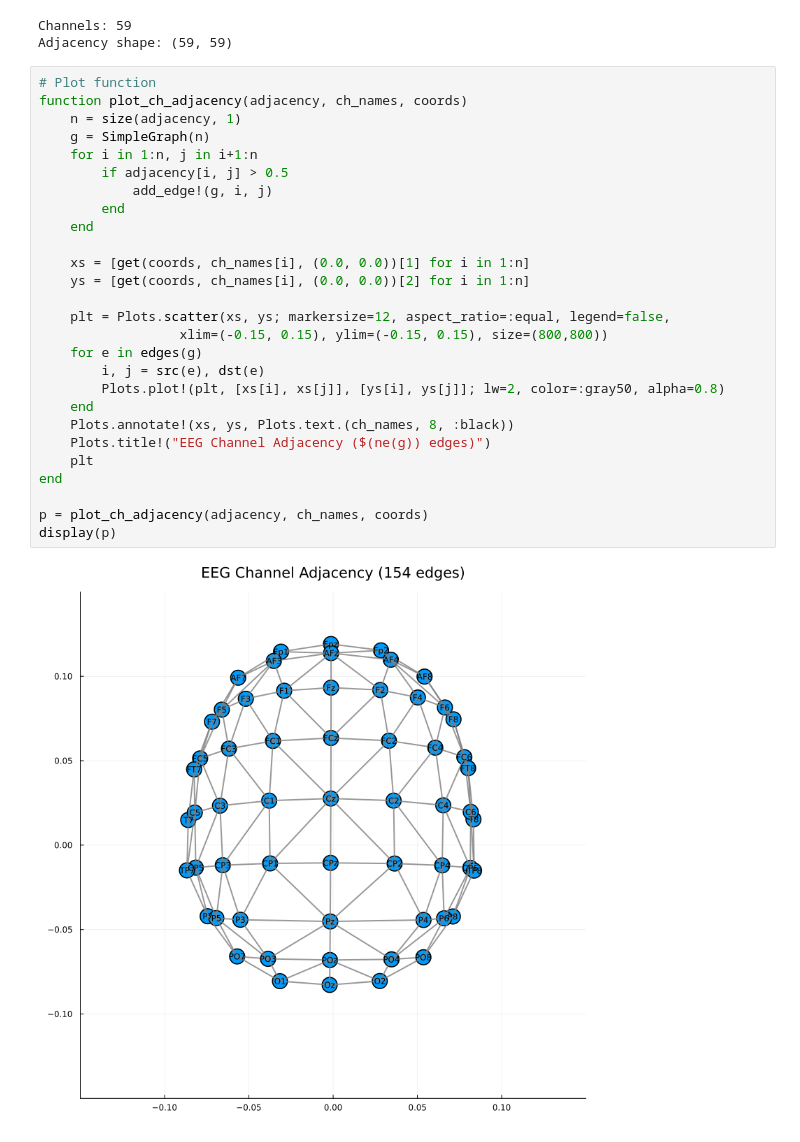
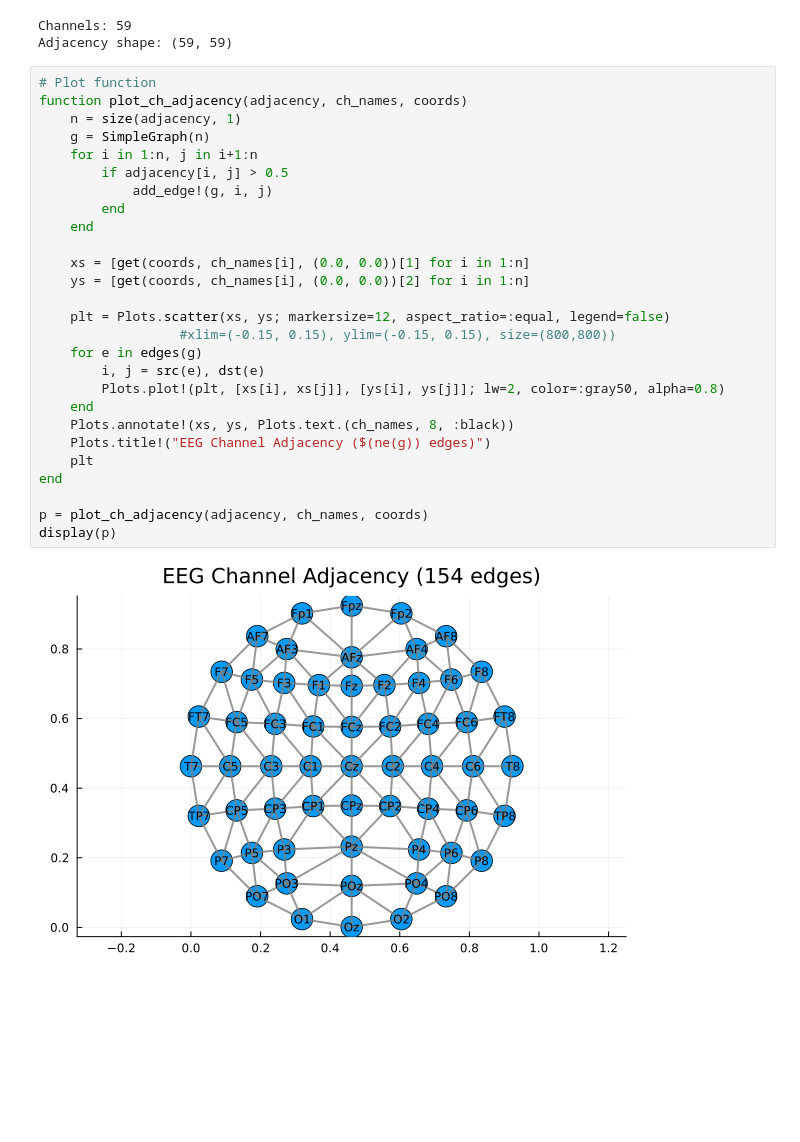
Before and after one commit to rosagross/ClusterComputation, a Jupyter notebook: notebooks/plot_adjacency_from_csv.ipynb, the cells around one changed output. Drawn from its saved outputs; the diff is of its cells as text; blank space fills up the shorter version.

Commit message:
plot sig cluster

```diff
--- a/notebooks/plot_adjacency_from_csv.ipynb
+++ b/notebooks/plot_adjacency_from_csv.ipynb
@@ -133,29 +133,29 @@ Adjacency shape: (59, 59)
 # %%
 # Plot function
 function plot_ch_adjacency(adjacency, ch_names, coords)
     n = size(adjacency, 1)
     g = SimpleGraph(n)
     for i in 1:n, j in i+1:n
         if adjacency[i, j] > 0.5
             add_edge!(g, i, j)
         end
     end
 
     xs = [get(coords, ch_names[i], (0.0, 0.0))[1] for i in 1:n]
     ys = [get(coords, ch_names[i], (0.0, 0.0))[2] for i in 1:n]
 
-    plt = Plots.scatter(xs, ys; markersize=12, aspect_ratio=:equal, legend=false,
-                  xlim=(-0.15, 0.15), ylim=(-0.15, 0.15), size=(800,800))
+    plt = Plots.scatter(xs, ys; markersize=12, aspect_ratio=:equal, legend=false)
+                  #xlim=(-0.15, 0.15), ylim=(-0.15, 0.15), size=(800,800))
     for e in edges(g)
         i, j = src(e), dst(e)
         Plots.plot!(plt, [xs[i], xs[j]], [ys[i], ys[j]]; lw=2, color=:gray50, alpha=0.8)
     end
     Plots.annotate!(xs, ys, Plots.text.(ch_names, 8, :black))
     Plots.title!("EEG Channel Adjacency ($(ne(g)) edges)")
     plt
 end
 
 p = plot_ch_adjacency(adjacency, ch_names, coords)
 display(p)
 # %% [output]
-[figure, old version]
+[figure, new version]
```
Also changed, not shown: parts of 2 cells of this notebook, 2 other files.
